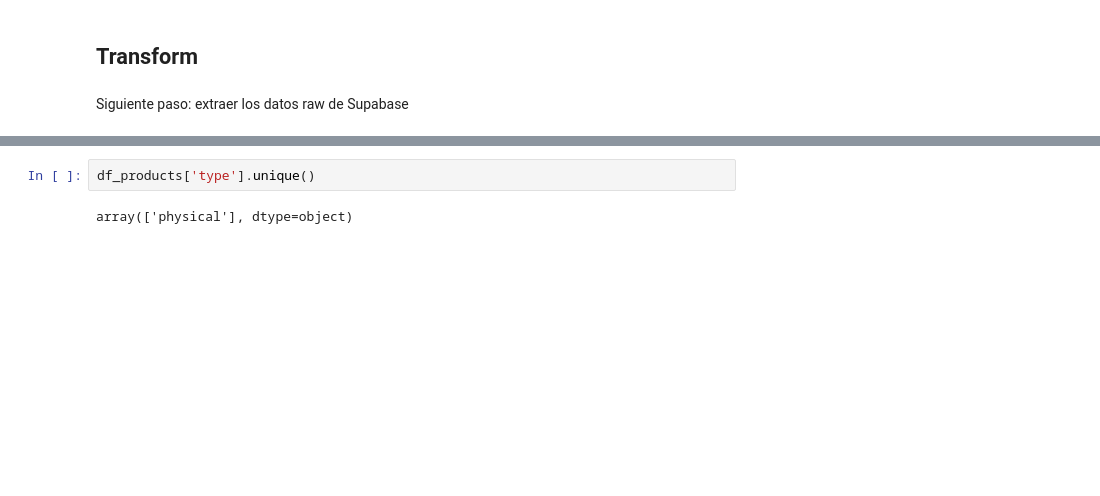
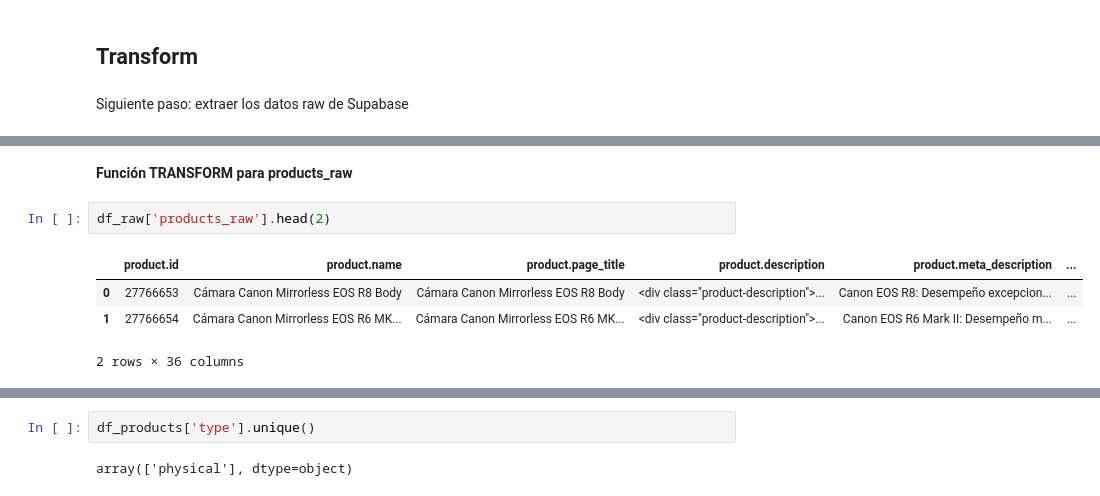
Before and after one commit to Halsey26/pipeline_perc, a Jupyter notebook: etl/pruebas_etl.ipynb, the cells around one changed output, grey strips where cells are left out. Cells and saved outputs as stored; diff of their text form; blank space fills up the shorter version.

```diff
--- a/etl/pruebas_etl.ipynb
+++ b/etl/pruebas_etl.ipynb
@@ -410,0 +478,9 @@ memory usage: 289.9+ KB
+# %% [markdown]
+**Función TRANSFORM para products_raw**
+# %%
+df_raw['products_raw'].head(2)
+# %% [output]
+|  | product.id | product.name | product.page_title | product.description | product.meta_description | ... |
+| 0 | 27766653 | Cámara Canon Mirrorless EOS R8 Body | Cámara Canon Mirrorless EOS R8 Body | <div class="product-description">... | Canon EOS R8: Desempeño excepcion... | ... |
+| 1 | 27766654 | Cámara Canon Mirrorless EOS R6 MK... | Cámara Canon Mirrorless EOS R6 MK... | <div class="product-description">... | Canon EOS R6 Mark II: Desempeño m... | ... |
+2 rows × 36 columns
```
Also changed, not shown: parts of 35 cells of this notebook.
